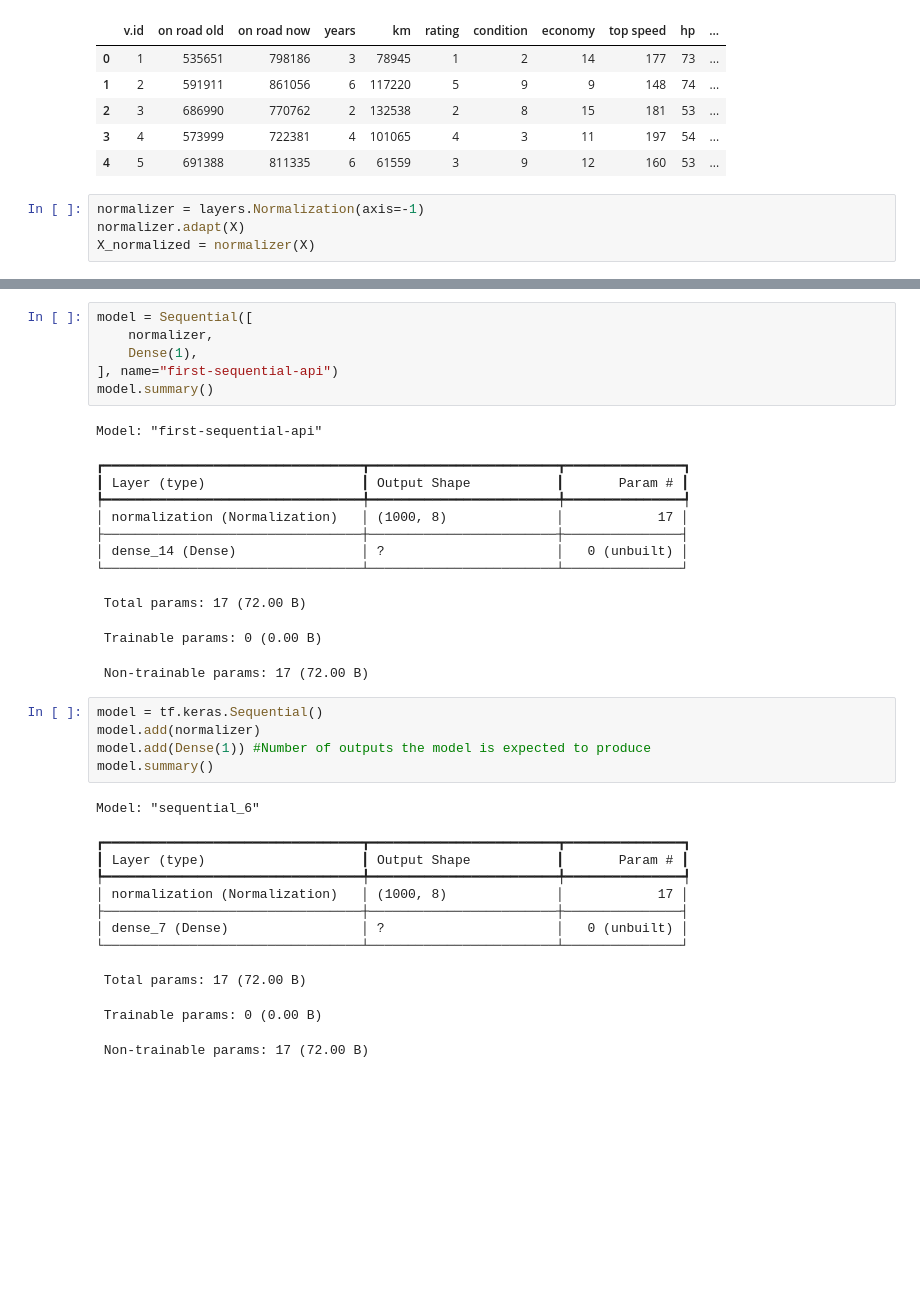
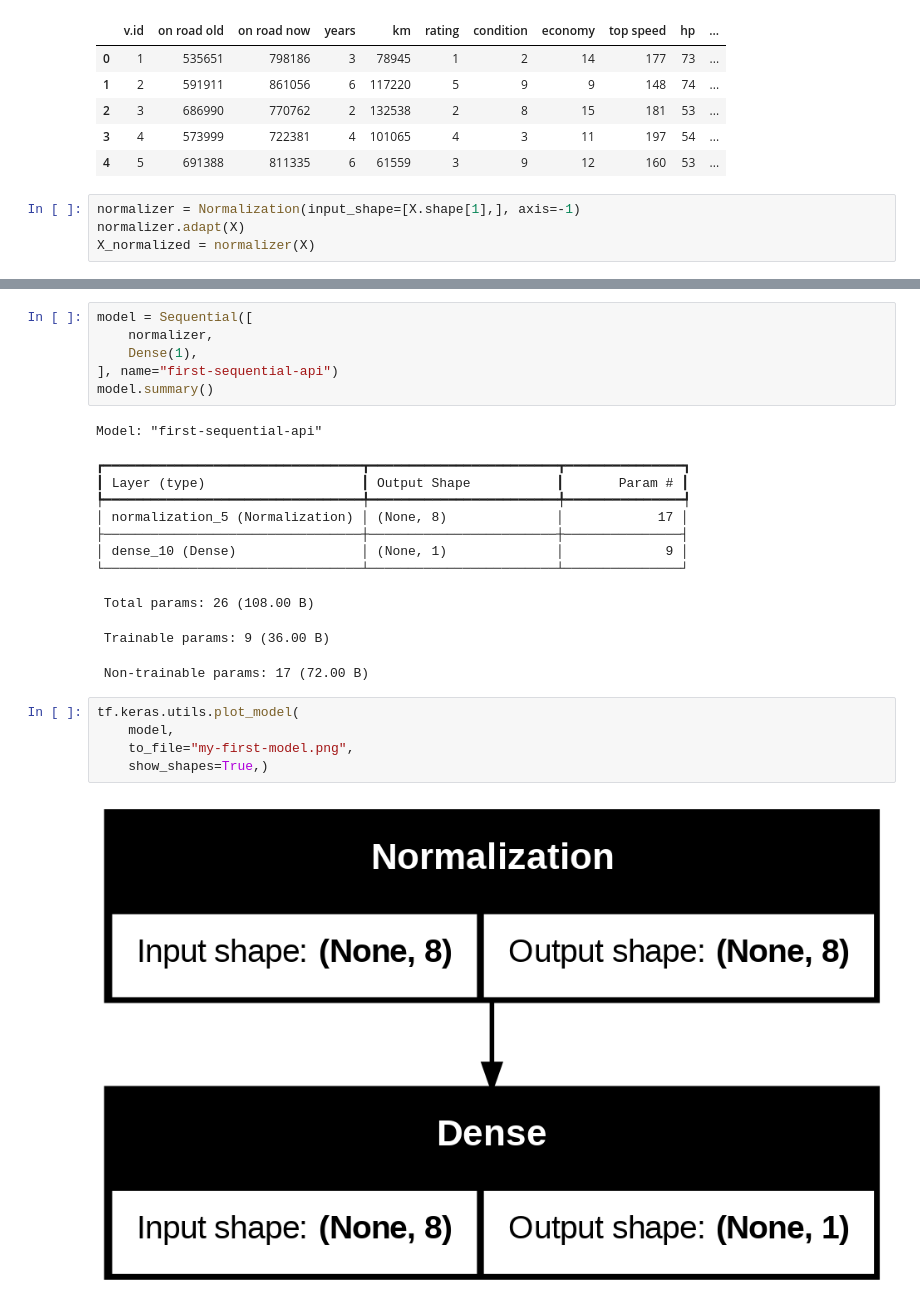
Before and after one commit to eubielaraujo/LinearRegressionSecondHandCarsPrice, a Jupyter notebook: Linear_Regression_Predicting_Price_of_Second_Hand_Cars.ipynb, the cells around one changed output, grey strips where cells are left out. Cells and saved outputs as stored; diff of their text form; blank space fills up the shorter version.

```diff
--- a/Linear_Regression_Predicting_Price_of_Second_Hand_Cars.ipynb
+++ b/Linear_Regression_Predicting_Price_of_Second_Hand_Cars.ipynb
@@ -48,7 +48,7 @@ data.head()
 | 3 | 4 | 573999 | 722381 | 4 | 101065 | 4 | 3 | 11 | 197 | 54 | ... |
 | 4 | 5 | 691388 | 811335 | 6 | 61559 | 3 | 9 | 12 | 160 | 53 | ... |
 # %%
-normalizer = layers.Normalization(axis=-1)
+normalizer = Normalization(input_shape=[X.shape[1],], axis=-1)
 normalizer.adapt(X)
 X_normalized = normalizer(X)
 # %%
@@ -79,27 +79,17 @@ Model: "first-sequential-api"
 ┏━━━━━━━━━━━━━━━━━━━━━━━━━━━━━━━━━┳━━━━━━━━━━━━━━━━━━━━━━━━┳━━━━━━━━━━━━━━━┓
 ┃ Layer (type)                    ┃ Output Shape           ┃       Param # ┃
 ┡━━━━━━━━━━━━━━━━━━━━━━━━━━━━━━━━━╇━━━━━━━━━━━━━━━━━━━━━━━━╇━━━━━━━━━━━━━━━┩
-│ normalization (Normalization)   │ (1000, 8)              │            17 │
+│ normalization_5 (Normalization) │ (None, 8)              │            17 │
 ├─────────────────────────────────┼────────────────────────┼───────────────┤
-│ dense_14 (Dense)                │ ?                      │   0 (unbuilt) │
+│ dense_10 (Dense)                │ (None, 1)              │             9 │
 └─────────────────────────────────┴────────────────────────┴───────────────┘
- Total params: 17 (72.00 B)
+ Total params: 26 (108.00 B)
- Trainable params: 0 (0.00 B)
+ Trainable params: 9 (36.00 B)
  Non-trainable params: 17 (72.00 B)
-# %%
-model = tf.keras.Sequential()
-model.add(normalizer)
-model.add(Dense(1)) #Number of outputs the model is expected to produce
-model.summary()
-# %% [output]
-Model: "sequential_6"
-┏━━━━━━━━━━━━━━━━━━━━━━━━━━━━━━━━━┳━━━━━━━━━━━━━━━━━━━━━━━━┳━━━━━━━━━━━━━━━┓
-┃ Layer (type)                    ┃ Output Shape           ┃       Param # ┃
-┡━━━━━━━━━━━━━━━━━━━━━━━━━━━━━━━━━╇━━━━━━━━━━━━━━━━━━━━━━━━╇━━━━━━━━━━━━━━━┩
-│ normalization (Normalization)   │ (1000, 8)              │            17 │
-├─────────────────────────────────┼────────────────────────┼───────────────┤
-│ dense_7 (Dense)                 │ ?                      │   0 (unbuilt) │
-└─────────────────────────────────┴────────────────────────┴───────────────┘
- Total params: 17 (72.00 B)
- Trainable params: 0 (0.00 B)
- Non-trainable params: 17 (72.00 B)
+# %%
+tf.keras.utils.plot_model(
+    model,
+    to_file="my-first-model.png",
+    show_shapes=True,)
+# %% [output]
+[figure, added]
```
Also changed, not shown: parts of 2 cells of this notebook.
